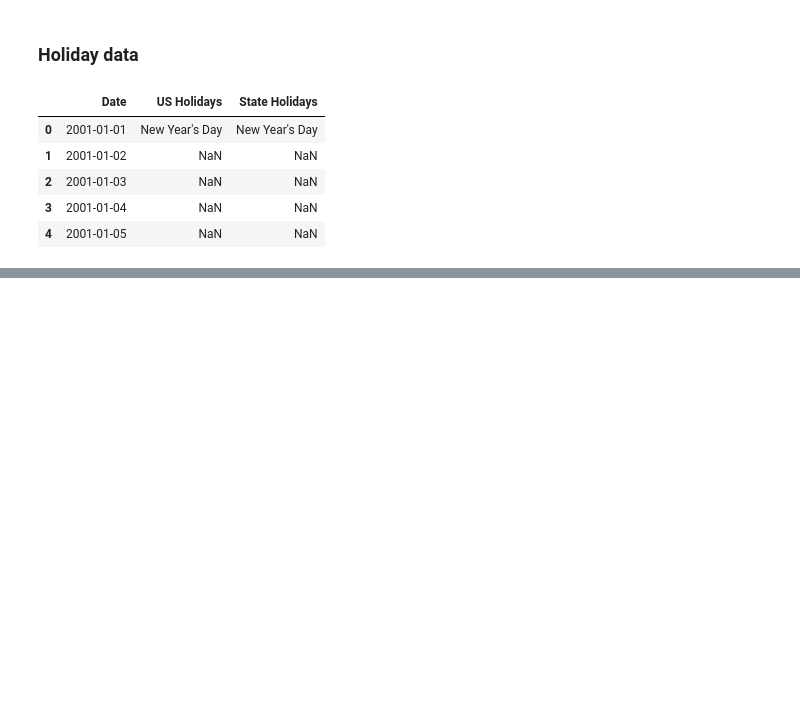
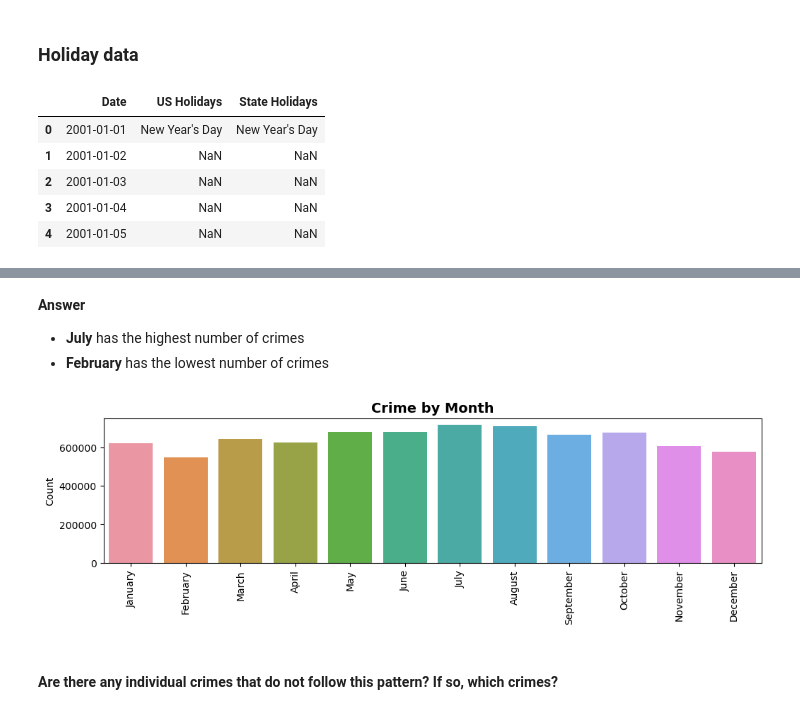
Before and after one commit to jiashenyue/chicago-crime-data, a Jupyter notebook: part-1.2-answer-questions-use-chicago-crime-data.ipynb, the cells around one changed output, grey strips where cells are left out. Cells and saved outputs as stored; diff of their text form; code cells hidden in the pictures; blank space fills up the shorter version.

```diff
--- a/part-1.2-answer-questions-use-chicago-crime-data.ipynb
+++ b/part-1.2-answer-questions-use-chicago-crime-data.ipynb
@@ -167,0 +498,9 @@ array([ 1,  2,  3,  4,  5,  6,  7,  8,  9, 10, 11, 12])
+# %%
+# group by month
+df_monthcount = df_daycount.copy()
+df_monthcount['Month'] = df_monthcount.index.month
+df_monthcount['MonthName'] = df_monthcount.index.month_name()
+df_monthcount = df_monthcount.reset_index()
+df_monthcount = df_monthcount.groupby(['Month','MonthName'])['Count'].sum().to_frame('Count')
+df_monthcount = df_monthcount.reset_index()
+df_monthcount.sort_values('Count',ascending=False)
@@ -167,0 +521,16 @@ array([ 1,  2,  3,  4,  5,  6,  7,  8,  9, 10, 11, 12])
+# %% [markdown]
+**Answer**
+- **July** has the highest number of crimes
+- **February** has the lowest number of crimes
+# %%
+# plot the changes
+plt.rcParams['figure.figsize'] = (12,3)
+fig, ax = plt.subplots()
+sns.barplot(data=df_monthcount, x='Month' ,y='Count')
+ax.set_title('Crime by Month', fontsize=14, weight = 'bold')
+ax.set(xticklabels = (list(df_monthcount['MonthName'])))
+ax.set_xlabel('')
+fig = ax.get_figure()
+fig.autofmt_xdate(rotation = 90, ha = 'center')
+# %% [output]
+[figure, added]
@@ -167,0 +541,2 @@ array([ 1,  2,  3,  4,  5,  6,  7,  8,  9, 10, 11, 12])
+# %% [markdown]
+#### Are there any individual crimes that do not follow this pattern? If so, which crimes?
```
Also changed, not shown: parts of 65 cells of this notebook, 7 other files.
